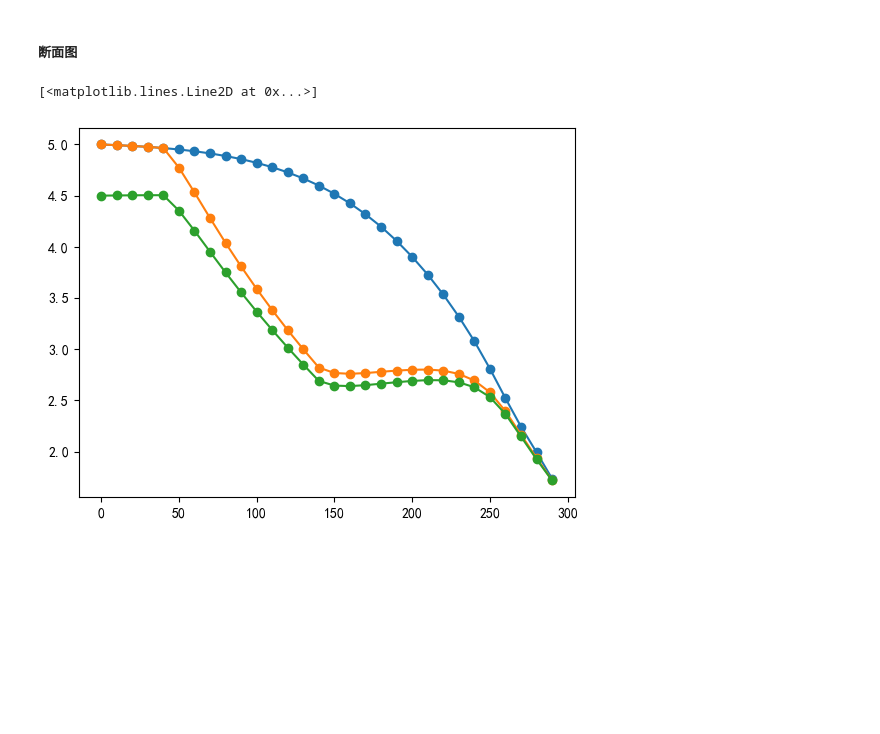
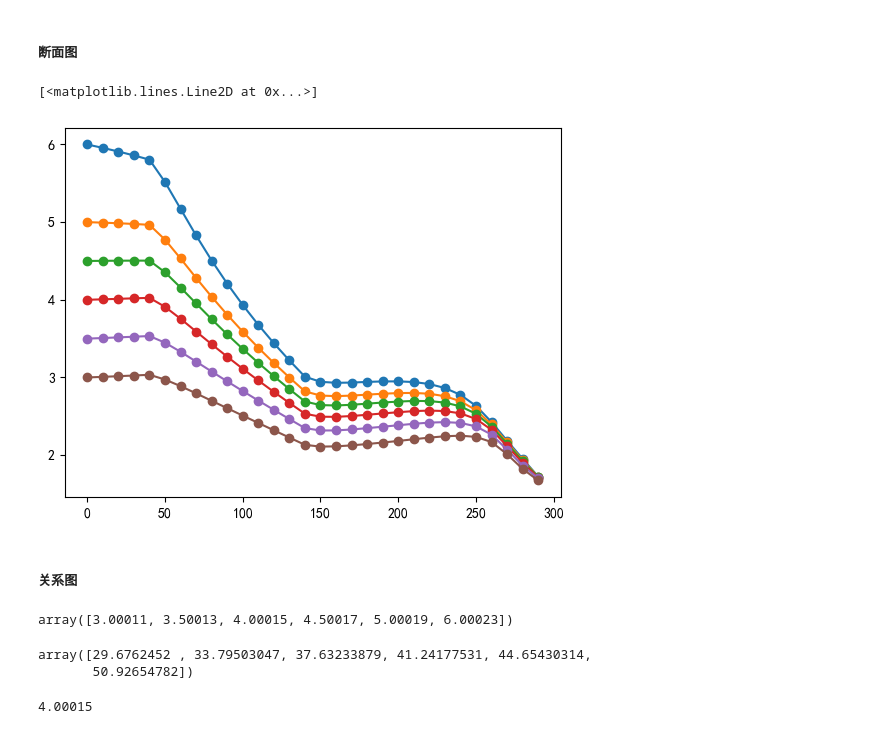
Before and after one commit to jackyvava/CodeWaveVegetation, a Jupyter notebook: code.ipynb, the cells around one changed output. Cells and saved outputs as stored; diff of their text form; code cells hidden in the pictures; blank space fills up the shorter version.

```diff
--- a/code.ipynb
+++ b/code.ipynb
@@ -1392,0 +1530,4 @@ HSH4 = data['Hsig']
+# %%
+data = pd.read_csv("D:/Desktop/毕业论文/model/一维modelSWAN/入射波高影响/resultH3.csv")
+
+data
@@ -1392,0 +1548,21 @@ HSH4 = data['Hsig']
+# %%
+xH3 = data['Xp'][:31]
+HSH3 = data['Hsig']
+# %%
+for i in range (len(HSH3)):
+    if HSH3[i] < 0:
+        HSH3[i] = HSH3[i-1]-0.5
+
+ZH3_Hs=(np.zeros(nx*ny).reshape(nx,ny))
+# %%
+for  i in range (31):
+    for j in range (31):
+        ZH3_Hs[i,j] = HSH3[i*31+j]
+
+
+for i in range (31):
+    for j in range (31):
+        if i == 0:
+            ZH3_Hs[i,j] = ZH3_Hs[i+1,j]
+        if i == 30:
+            ZH3_Hs[i,j] = ZH3_Hs[i-1,j]
@@ -1395,9 +1578,32 @@ HSH4 = data['Hsig']
 # %% [markdown]
 ##### 断面图
 # %%
-plt.plot(X1[15,:][:-1],Z0_Hs[15,:][:-1], '-o', label = '$\\rho=0\ units/m^2$',)
+# plt.plot(X1[15,:][:-1],Z0_Hs[15,:][:-1], '-o', label = '$\\rho=0\ units/m^2$',)
+plt.plot(X1[15,:][:-1],ZH6_Hs[15,:][:-1], '-o', label = '$\\rho=0\ units/m^2$',)
 plt.plot(X1[15,:][:-1],ZH5_Hs[15,:][:-1], '-o', label = '$\\rho=0\ units/m^2$',)
 plt.plot(X1[15,:][:-1],ZH45_Hs[15,:][:-1], '-o', label = '$\\rho=0\ units/m^2$',)
+plt.plot(X1[15,:][:-1],ZH4_Hs[15,:][:-1], '-o', label = '$\\rho=0\ units/m^2$',)
+plt.plot(X1[15,:][:-1],ZH35_Hs[15,:][:-1], '-o', label = '$\\rho=0\ units/m^2$',)
+plt.plot(X1[15,:][:-1],ZH3_Hs[15,:][:-1], '-o', label = '$\\rho=0\ units/m^2$',)
 # %% [output]
 [<matplotlib.lines.Line2D at 0x...>]
-[figure, old version]
+[figure, new version]
+# %% [markdown]
+##### 关系图
+# %%
+x1 = np.array([3,3.5,4,4.5,5,6])
+y1 = np.array([ZH3_Hs[15,15],ZH35_Hs[15,15],ZH4_Hs[15,15],ZH45_Hs[15,15],ZH5_Hs[15,15],ZH6_Hs[15,15]])
+y0 = np.array([ZH3_Hs[15,0],ZH35_Hs[15,0],ZH4_Hs[15,0],ZH45_Hs[15,0],ZH5_Hs[15,0],ZH6_Hs[15,0]])
+y0
+# %% [output]
+array([3.00011, 3.50013, 4.00015, 4.50017, 5.00019, 6.00023])
+# %%
+yK = (y0-y1)/y0 * 100
+yK
+# %% [output]
+array([29.6762452 , 33.79503047, 37.63233879, 41.24177531, 44.65430314,
+       50.92654782])
+# %%
+ZH4_Hs[15,0]
+# %% [output]
+4.00015
```
Also changed, not shown: parts of 22 cells of this notebook.
